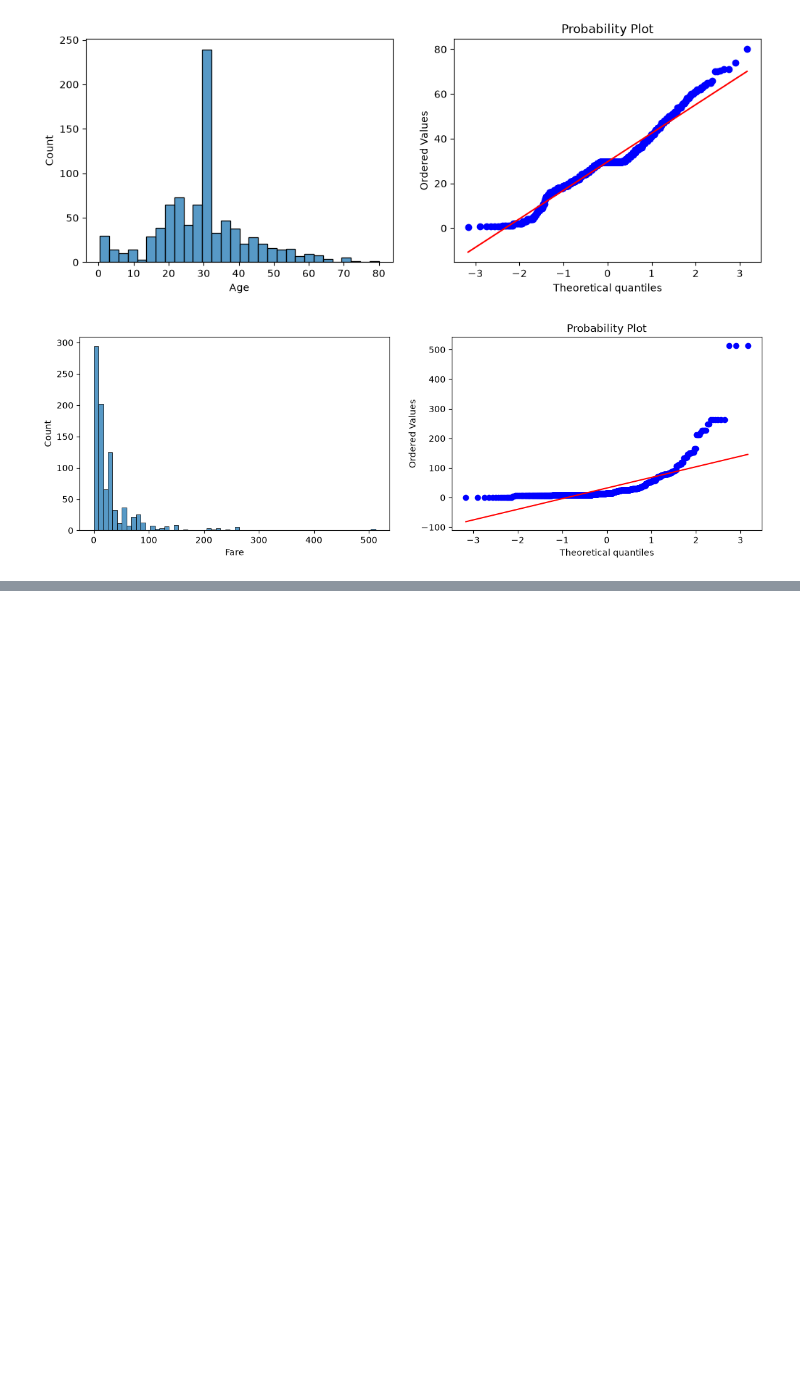
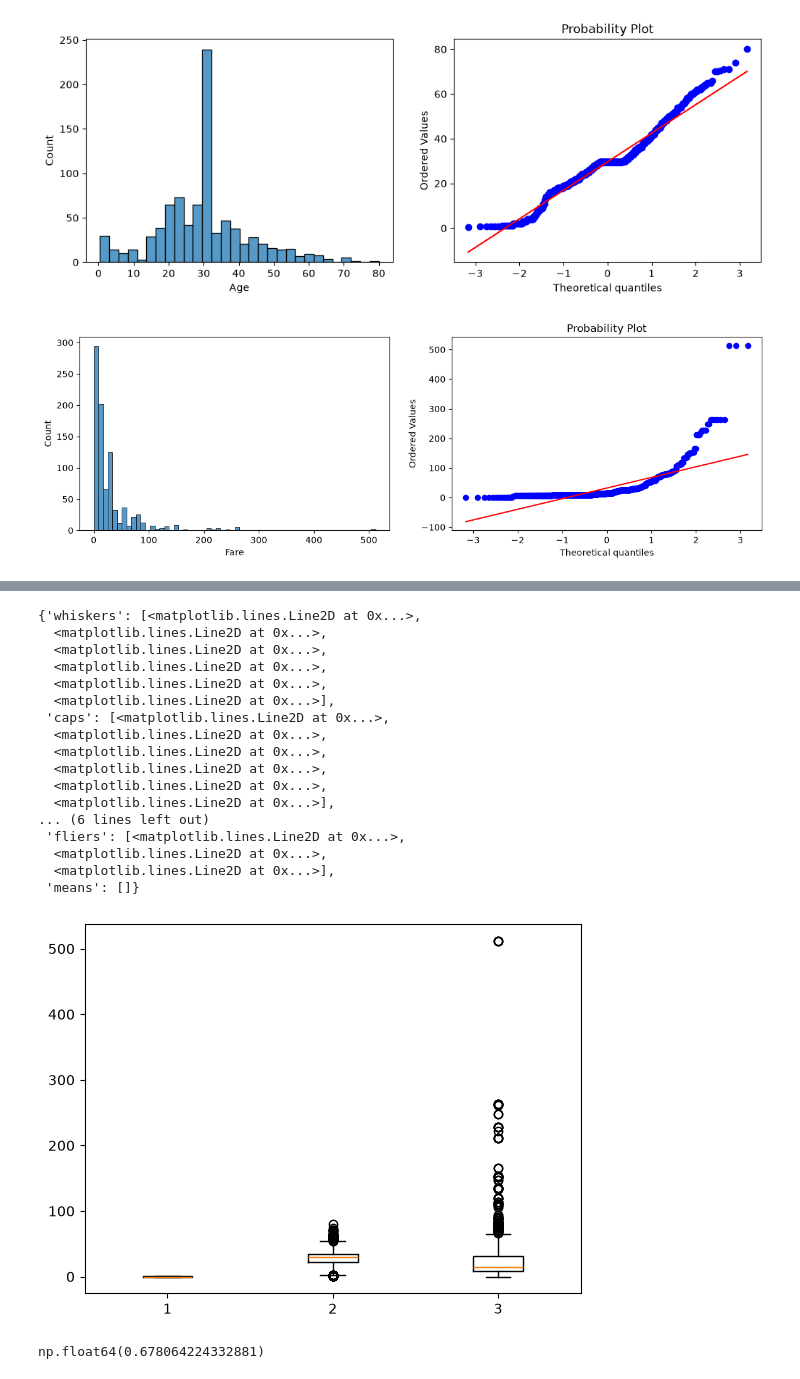
Before and after one commit to DurgaSaiVishnu/Machine_learning, a Jupyter notebook: learning-scikit.ipynb, the cells around one changed output, grey strips where cells are left out. Cells and saved outputs as stored; diff of their text form; code cells hidden in the pictures; blank space fills up the shorter version.

```diff
--- a/learning-scikit.ipynb
+++ b/learning-scikit.ipynb
@@ -613,0 +657,65 @@ Accuracy:  0.6671948356807511
+# %%
+import matplotlib.pyplot as plt
+import numpy as np
+import pandas as pd
+import seaborn as sns
+from sklearn.compose import ColumnTransformer
+from sklearn.impute import SimpleImputer
+from sklearn.metrics import accuracy_score
+from sklearn.model_selection import cross_val_score, train_test_split
+from sklearn.tree import DecisionTreeClassifier
+
+df = pd.read_csv("train.csv",usecols=["Survived","Fare","Age"])
+
+tf = ColumnTransformer([
+    ("impute_age",SimpleImputer(strategy="mean"),["Age"])
+])
+
+df["Age"]=tf.fit_transform(df)
+
+clf = DecisionTreeClassifier()
+
+x_train,x_test,y_train,y_test = train_test_split(df.iloc[:,1:3],df.iloc[:,0])
+clf.fit(x_train,y_train)
+y_pred = clf.predict(x_test)
+accuracy_score(y_test,y_pred)
+
+np.mean(cross_val_score(clf,x_train,y_train,cv=20,scoring="accuracy"))
+plt.boxplot(df)
+# %% [output]
+{'whiskers': [<matplotlib.lines.Line2D at 0x...>,
+  <matplotlib.lines.Line2D at 0x...>,
+  <matplotlib.lines.Line2D at 0x...>,
+  <matplotlib.lines.Line2D at 0x...>,
+  <matplotlib.lines.Line2D at 0x...>,
+  <matplotlib.lines.Line2D at 0x...>],
+ 'caps': [<matplotlib.lines.Line2D at 0x...>,
+  <matplotlib.lines.Line2D at 0x...>,
+  <matplotlib.lines.Line2D at 0x...>,
+  <matplotlib.lines.Line2D at 0x...>,
+  <matplotlib.lines.Line2D at 0x...>,
+  <matplotlib.lines.Line2D at 0x...>],
+... (6 lines left out)
+ 'fliers': [<matplotlib.lines.Line2D at 0x...>,
+  <matplotlib.lines.Line2D at 0x...>,
+  <matplotlib.lines.Line2D at 0x...>],
+ 'means': []}
+[figure, added]
+# %%
+from sklearn.preprocessing import KBinsDiscretizer
+
+binner = KBinsDiscretizer(encode="ordinal",n_bins=10,strategy="kmeans")
+binner2 = KBinsDiscretizer(encode="ordinal",n_bins=10,strategy="kmeans")
+
+trf1 = ColumnTransformer([
+    ("age binning", binner,[0]),
+    ("Fare binning", binner2,[1])
+])
+x_transf = trf1.fit_transform(x_train)
+trf1.named_transformers_["age binning"].bin_edges_  # noqa: B018
+clf = DecisionTreeClassifier()
+clf.fit(x_transf,y_train)
+y_pred = clf.predict(x_test)
+np.mean(cross_val_score(clf,x_transf,y_train,cv=10,scoring="accuracy"))
+# %% [output]
+np.float64(0.678064224332881)
```
Also changed, not shown: parts of 41 cells of this notebook.
